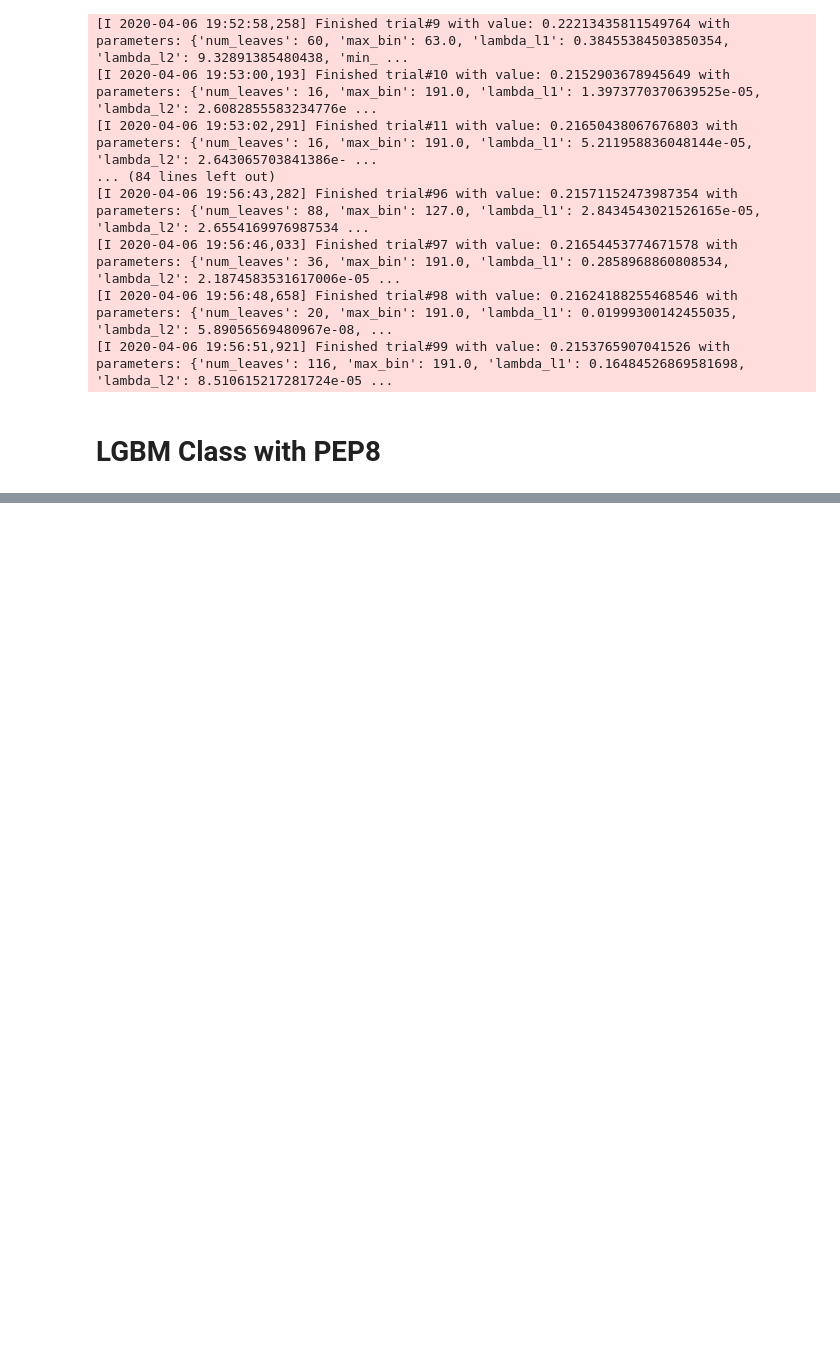
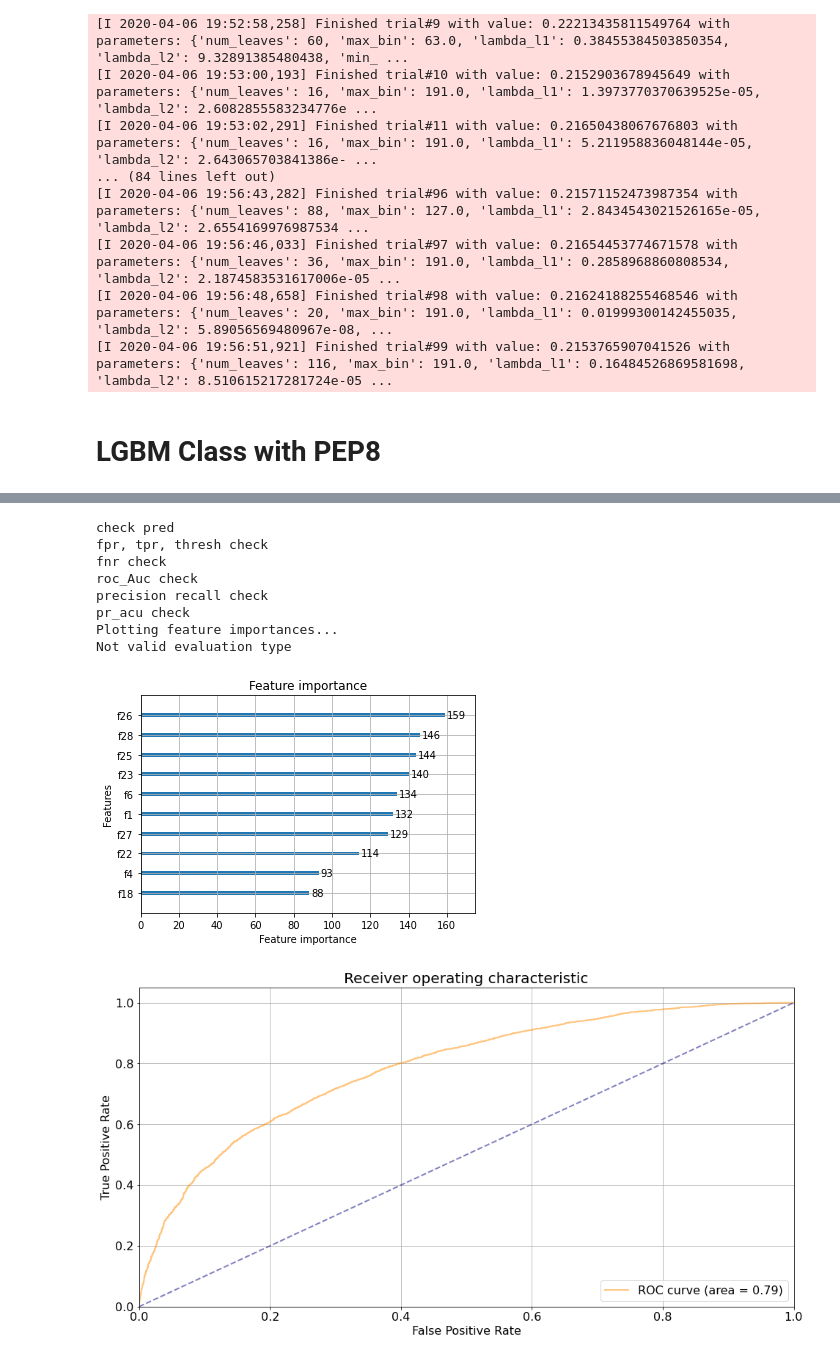
Before and after one commit to kshitijmamgain/ML-optimizations, a Jupyter notebook: notebooks/LGBM_Class.ipynb, the cells around one changed output, grey strips where cells are left out. Saved outputs shown, nothing was run; the diff lists cells and outputs as text; code cells hidden in the pictures; blank space fills up the shorter version.

```diff
--- a/notebooks/LGBM_Class.ipynb
+++ b/notebooks/LGBM_Class.ipynb
@@ -1011,0 +942,2 @@ Setting feature_perturbation = "tree_path_dependent" because no background data
+# %%
+obj.train(test_X, test_y)
@@ -1011,0 +951,14 @@ Setting feature_perturbation = "tree_path_dependent" because no background data
+# %%
+
+obj.evaluate()
+# %% [output]
+check pred
+fpr, tpr, thresh check
+fnr check
+roc_Auc check
+precision recall check
+pr_acu check
+Plotting feature importances...
+Not valid evaluation type
+[figure, added]
+[figure, added]
```
Also changed, not shown: parts of 67 cells of this notebook, 1 other file.
